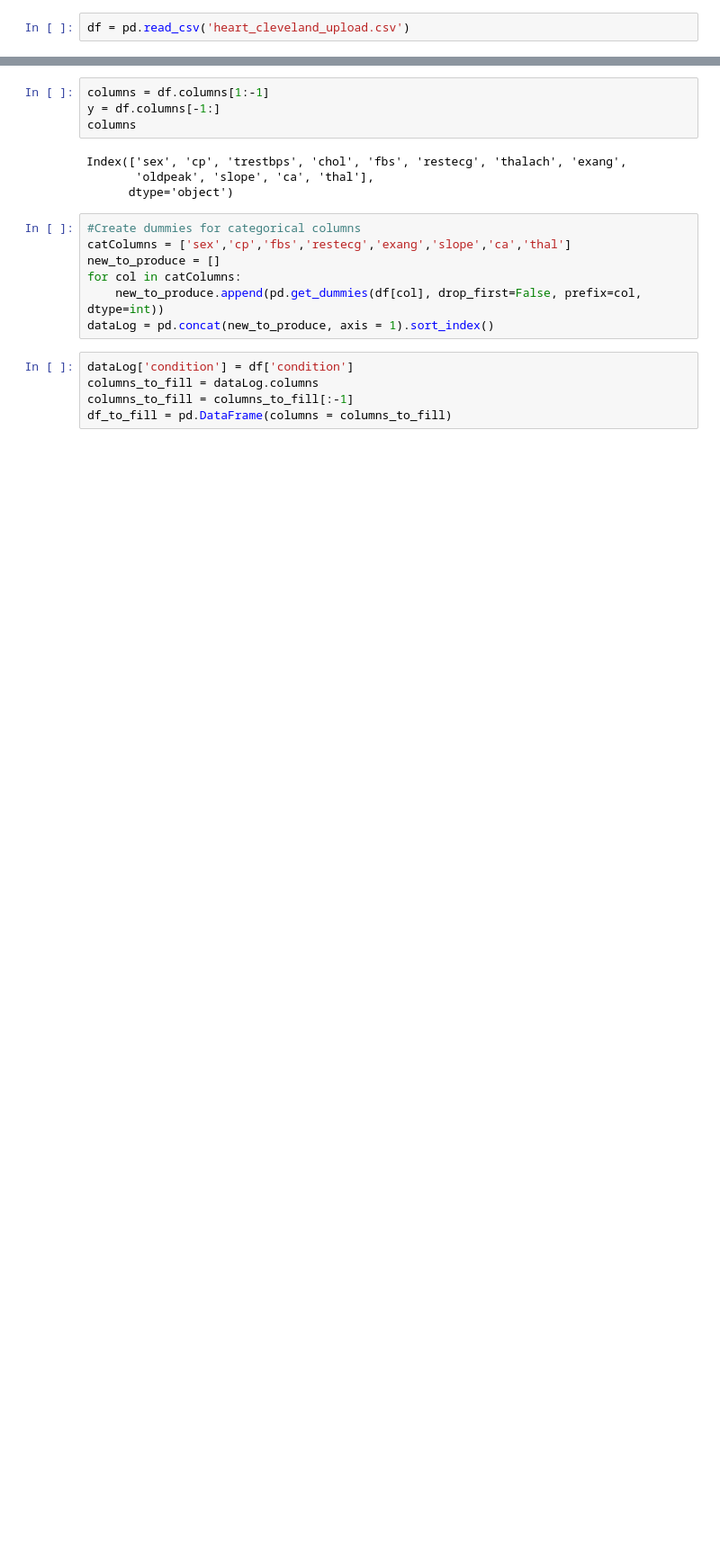
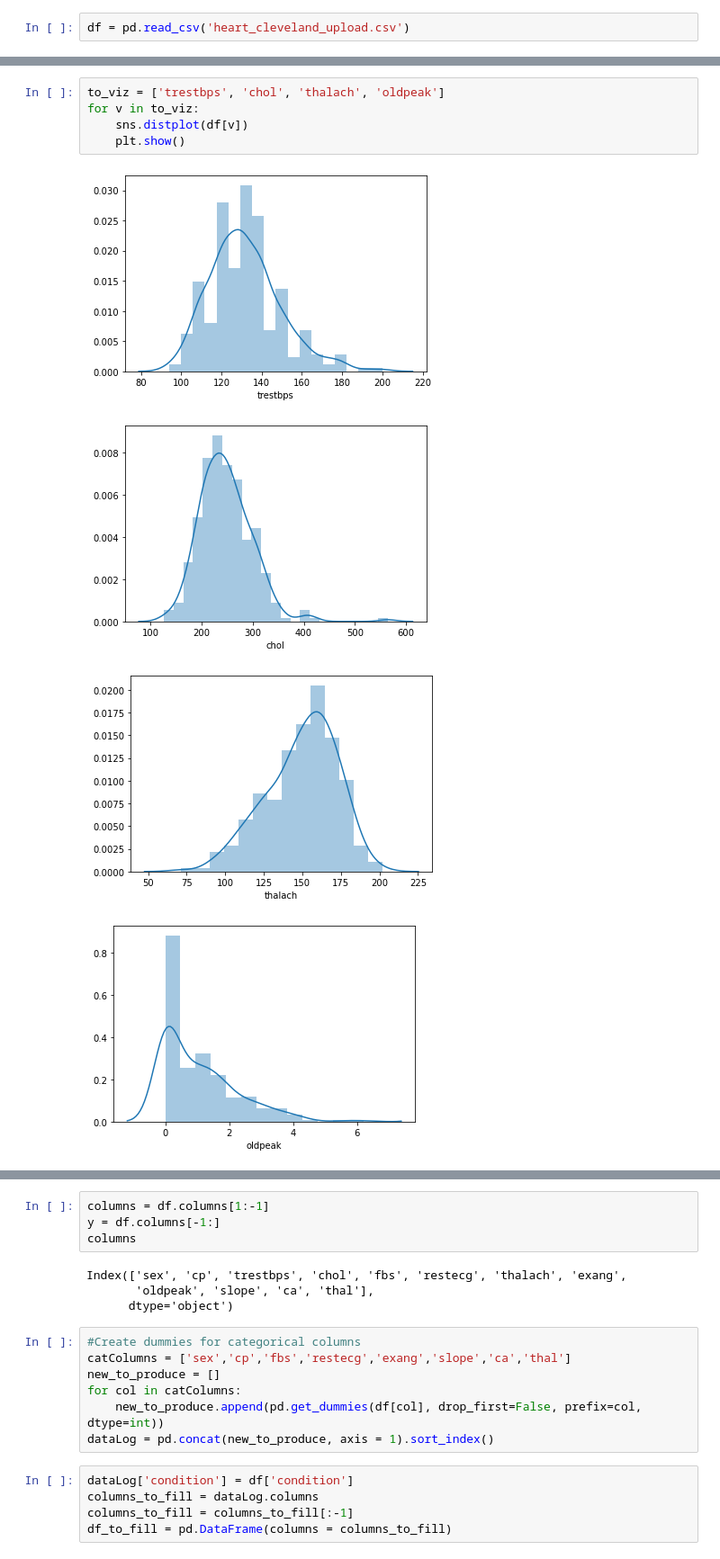
Before and after one commit to KamenDamov/Heart-Disease-ML, a Jupyter notebook: Heart Model.ipynb, the cells around one changed output, grey strips where cells are left out. Shown at 90% size. Saved outputs shown, nothing was run; the diff lists cells and outputs as text; blank space fills up the shorter version.

```diff
--- a/Heart Model.ipynb
+++ b/Heart Model.ipynb
@@ -16,0 +23,10 @@ df = pd.read_csv('heart_cleveland_upload.csv')
+# %%
+to_viz = ['trestbps', 'chol', 'thalach', 'oldpeak']
+for v in to_viz:
+    sns.distplot(df[v])
+    plt.show()
+# %% [output]
+[figure, added]
+[figure, added]
+[figure, added]
+[figure, added]
```
Also changed, not shown: parts of 7 cells of this notebook, 1 other file.
